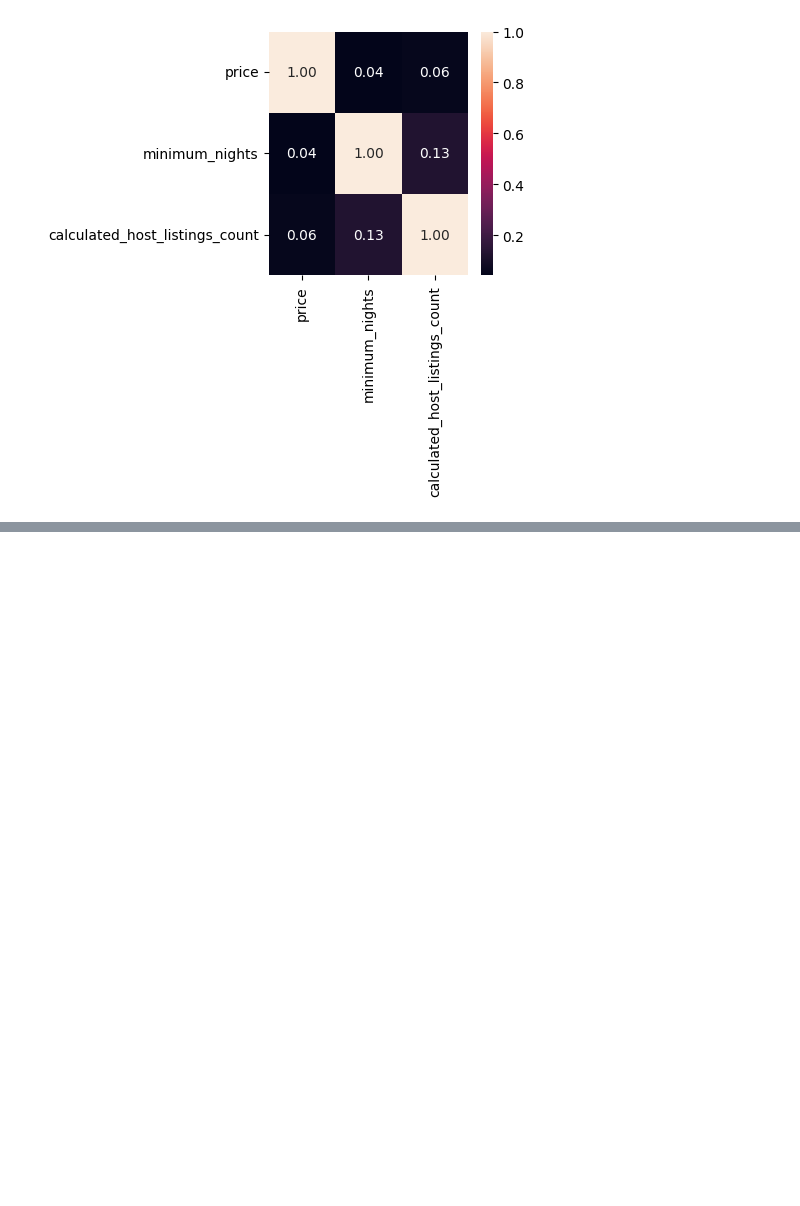
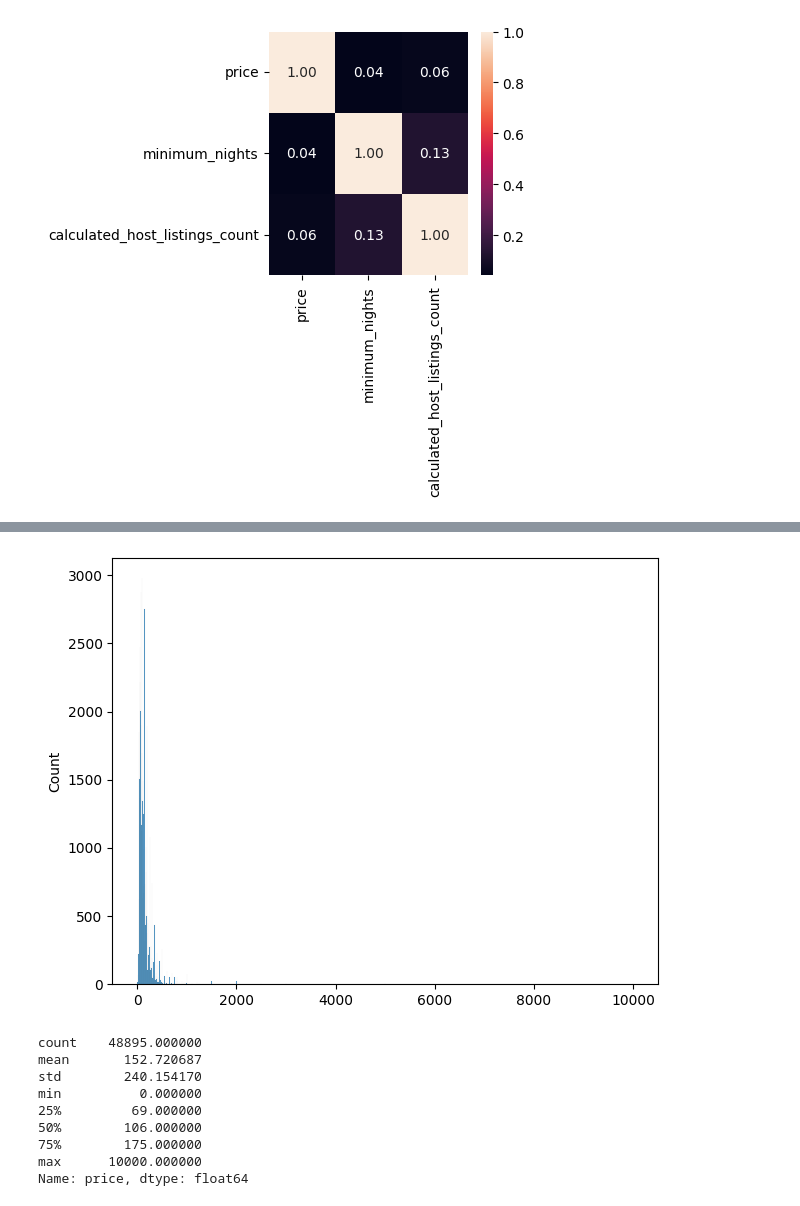
Before and after one commit to leandro-reguero/EDA-project, a Jupyter notebook: src/explore.ipynb, the cells around one changed output, grey strips where cells are left out. Cells and saved outputs as stored; diff of their text form; code cells hidden in the pictures; blank space fills up the shorter version.

```diff
--- a/src/explore.ipynb
+++ b/src/explore.ipynb
@@ -341,0 +374,16 @@ plt.show()
+# %%
+sns.histplot(data=df, x='price').set(xlabel=None)
+plt.tight_layout()
+plt.show()
+df['price'].describe()
+# %% [output]
+[figure, added]
+count    48895.000000
+mean       152.720687
+std        240.154170
+min          0.000000
+25%         69.000000
+50%        106.000000
+75%        175.000000
+max      10000.000000
+Name: price, dtype: float64
```
Also changed, not shown: parts of 16 cells of this notebook, 1 other file.
